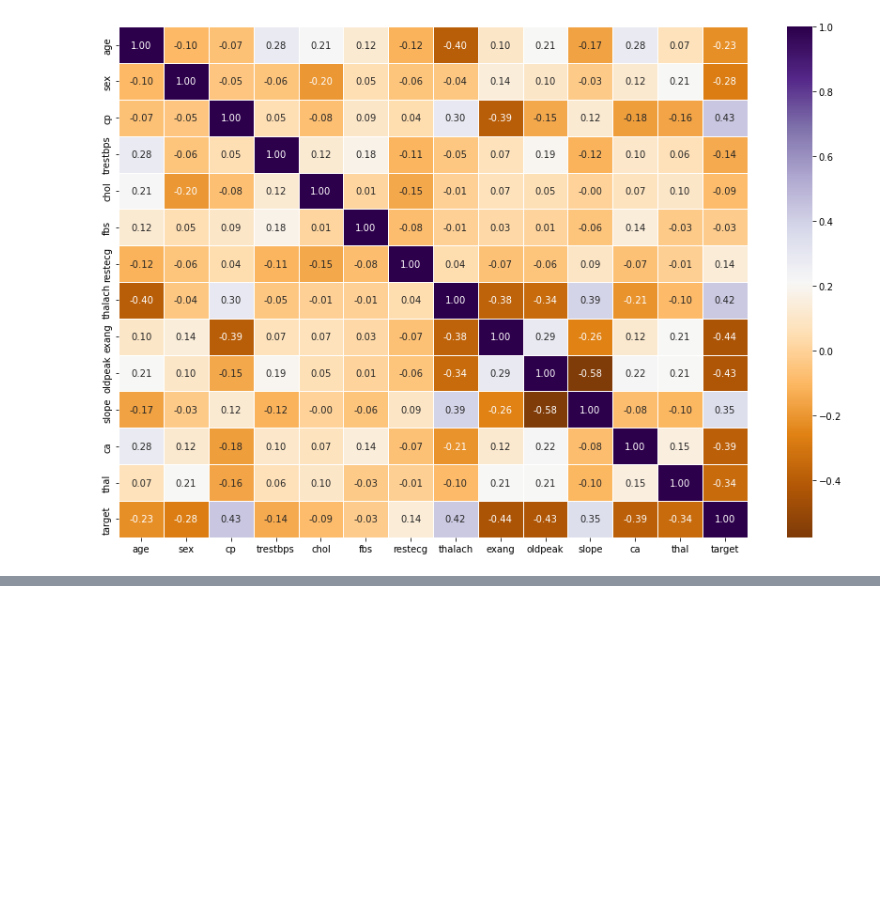
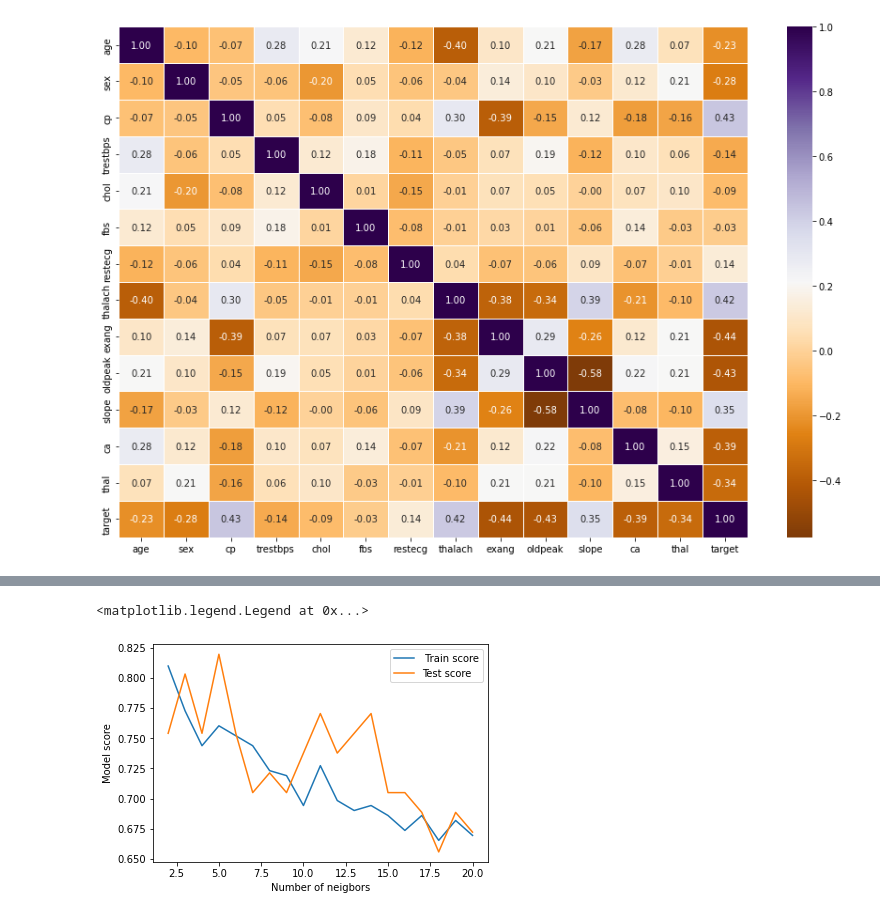
Before and after one commit to okind/DataScience, a Jupyter notebook: Projects/Heart_Disease_Classification_problem.ipynb, the cells around one changed output, grey strips where cells are left out. Saved outputs shown, nothing was run; the diff lists cells and outputs as text; code cells hidden in the pictures; blank space fills up the shorter version.

```diff
--- a/Projects/Heart_Disease_Classification_problem.ipynb
+++ b/Projects/Heart_Disease_Classification_problem.ipynb
@@ -293,0 +395,17 @@ ax = sns.heatmap(correlation_matrix, annot=True, linewidths=0.5, fmt=".2f", cmap
+# %%
+model= KNeighborsClassifier()
+train_scores = []
+test_scores = []
+for i in range(2, 21):
+    model.set_params(n_neighbors = i)
+
+    model.fit(X_train, y_train)
+    score = model.score(X_train, y_train)
+
+    model.fit(X_test, y_test)
+    score_test = model.score(X_test, y_test)
+
+    train_scores.append(score)
+    test_scores.append(score_test)
+
+train_scores
@@ -293,0 +455,9 @@ ax = sns.heatmap(correlation_matrix, annot=True, linewidths=0.5, fmt=".2f", cmap
+# %%
+plt.plot(range(2, 21), train_scores, label=" Train score")
+plt.plot(range(2, 21), test_scores, label="Test score")
+plt.xlabel("Number of neigbors")
+plt.ylabel("Model score")
+plt.legend()
+# %% [output]
+<matplotlib.legend.Legend at 0x...>
+[figure, added]
```
Also changed, not shown: parts of 32 cells of this notebook.
